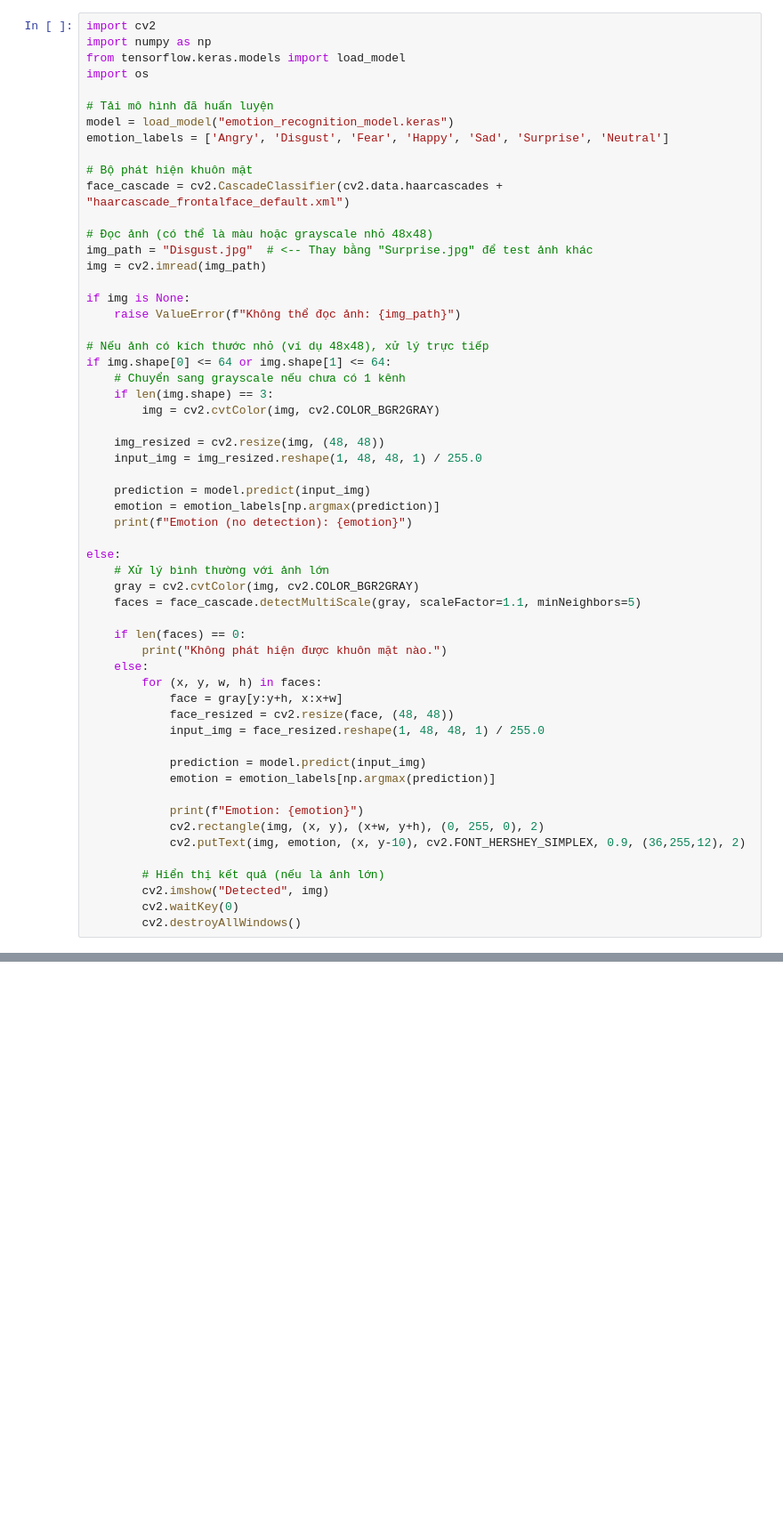
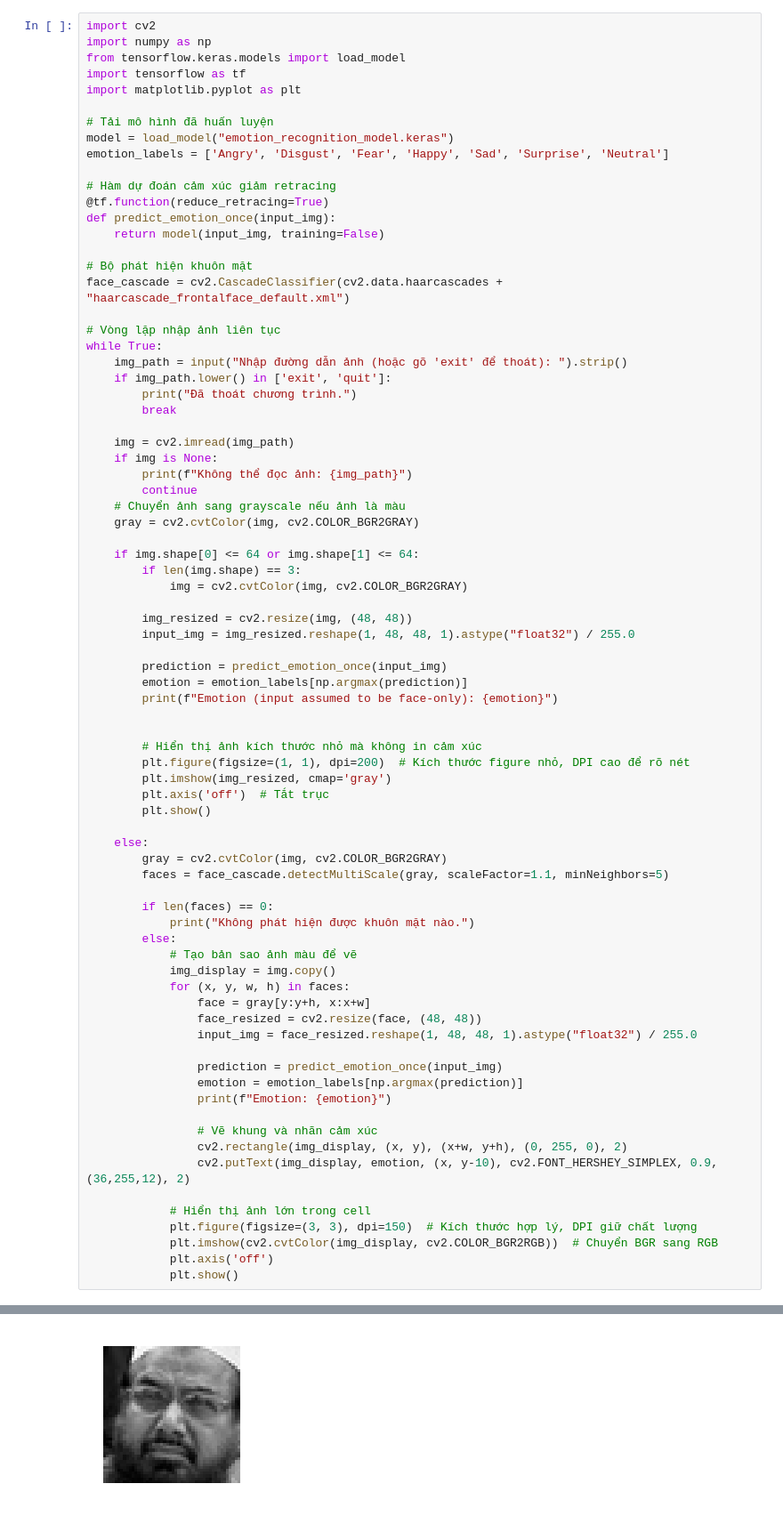
Before and after one commit to Herrad207/Emotion-Recognition-AI, a Jupyter notebook: predict_from_image.ipynb, the cells around one changed output, grey strips where cells are left out. Shown at 89% size. Saved outputs shown, nothing was run; the diff lists cells and outputs as text; blank space fills up the shorter version.

Commit message:
Mô tả về các thay đổi đã thực hiện

```diff
--- a/predict_from_image.ipynb
+++ b/predict_from_image.ipynb
@@ -2,57 +2,78 @@
 import cv2
 import numpy as np
 from tensorflow.keras.models import load_model
-import os
+import tensorflow as tf
+import matplotlib.pyplot as plt
 
 # Tải mô hình đã huấn luyện
 model = load_model("emotion_recognition_model.keras")
 emotion_labels = ['Angry', 'Disgust', 'Fear', 'Happy', 'Sad', 'Surprise', 'Neutral']
 
+# Hàm dự đoán cảm xúc giảm retracing
+@tf.function(reduce_retracing=True)
+def predict_emotion_once(input_img):
+    return model(input_img, training=False)
+
 # Bộ phát hiện khuôn mặt
 face_cascade = cv2.CascadeClassifier(cv2.data.haarcascades + "haarcascade_frontalface_default.xml")
 
-# Đọc ảnh (có thể là màu hoặc grayscale nhỏ 48x48)
-img_path = "Disgust.jpg"  # <-- Thay bằng "Surprise.jpg" để test ảnh khác
-img = cv2.imread(img_path)
+# Vòng lặp nhập ảnh liên tục
+while True:
+    img_path = input("Nhập đường dẫn ảnh (hoặc gõ 'exit' để thoát): ").strip()
+    if img_path.lower() in ['exit', 'quit']:
+        print("Đã thoát chương trình.")
+        break
 
-if img is None:
-    raise ValueError(f"Không thể đọc ảnh: {img_path}")
+    img = cv2.imread(img_path)
+    if img is None:
+        print(f"Không thể đọc ảnh: {img_path}")
+        continue
+    # Chuyển ảnh sang grayscale nếu ảnh là màu
+    gray = cv2.cvtColor(img, cv2.COLOR_BGR2GRAY)
 
-# Nếu ảnh có kích thước nhỏ (ví dụ 48x48), xử lý trực tiếp
-if img.shape[0] <= 64 or img.shape[1] <= 64:
-    # Chuyển sang grayscale nếu chưa có 1 kênh
-    if len(img.shape) == 3:
-        img = cv2.cvtColor(img, cv2.COLOR_BGR2GRAY)
+    if img.shape[0] <= 64 or img.shape[1] <= 64:
+        if len(img.shape) == 3:
+            img = cv2.cvtColor(img, cv2.COLOR_BGR2GRAY)
 
-    img_resized = cv2.resize(img, (48, 48))
-    input_img = img_resized.reshape(1, 48, 48, 1) / 255.0
+        img_resized = cv2.resize(img, (48, 48))
+        input_img = img_resized.reshape(1, 48, 48, 1).astype("float32") / 255.0
 
-    prediction = model.predict(input_img)
-    emotion = emotion_labels[np.argmax(prediction)]
-    print(f"Emotion (no detection): {emotion}")
+        prediction = predict_emotion_once(input_img)
+        emotion = emotion_labels[np.argmax(prediction)]
+        print(f"Emotion (input assumed to be face-only): {emotion}")
 
-else:
-    # Xử lý bình thường với ảnh lớn
-    gray = cv2.cvtColor(img, cv2.COLOR_BGR2GRAY)
-    faces = face_cascade.detectMultiScale(gray, scaleFactor=1.1, minNeighbors=5)
 
-    if len(faces) == 0:
-        print("Không phát hiện được khuôn mặt nào.")
+        # Hiển thị ảnh kích thước nhỏ mà không in cảm xúc
+        plt.figure(figsize=(1, 1), dpi=200)  # Kích thước figure nhỏ, DPI cao để rõ nét
+        plt.imshow(img_resized, cmap='gray')
+        plt.axis('off')  # Tắt trục
+        plt.show()
+
     else:
-        for (x, y, w, h) in faces:
-            face = gray[y:y+h, x:x+w]
-            face_resized = cv2.resize(face, (48, 48))
-            input_img = face_resized.reshape(1, 48, 48, 1) / 255.0
+        gray = cv2.cvtColor(img, cv2.COLOR_BGR2GRAY)
+        faces = face_cascade.detectMultiScale(gray, scaleFactor=1.1, minNeighbors=5)
 
-            prediction = model.predict(input_img)
-            emotion = emotion_labels[np.argmax(prediction)]
+        if len(faces) == 0:
+            print("Không phát hiện được khuôn mặt nào.")
+        else:
+            # Tạo bản sao ảnh màu để vẽ
+            img_display = img.copy()
+            for (x, y, w, h) in faces:
+                face = gray[y:y+h, x:x+w]
+                face_resized = cv2.resize(face, (48, 48))
+                input_img = face_resized.reshape(1, 48, 48, 1).astype("float32") / 255.0
 
-            print(f"Emotion: {emotion}")
-            cv2.rectangle(img, (x, y), (x+w, y+h), (0, 255, 0), 2)
-            cv2.putText(img, emotion, (x, y-10), cv2.FONT_HERSHEY_SIMPLEX, 0.9, (36,255,12), 2)
+                prediction = predict_emotion_once(input_img)
+                emotion = emotion_labels[np.argmax(prediction)]
+                print(f"Emotion: {emotion}")
 
-        # Hiển thị kết quả (nếu là ảnh lớn)
-        cv2.imshow("Detected", img)
-        cv2.waitKey(0)
-        cv2.destroyAllWindows()
+                # Vẽ khung và nhãn cảm xúc
+                cv2.rectangle(img_display, (x, y), (x+w, y+h), (0, 255, 0), 2)
+                cv2.putText(img_display, emotion, (x, y-10), cv2.FONT_HERSHEY_SIMPLEX, 0.9, (36,255,12), 2)
+
+            # Hiển thị ảnh lớn trong cell
+            plt.figure(figsize=(3, 3), dpi=150)  # Kích thước hợp lý, DPI giữ chất lượng
+            plt.imshow(cv2.cvtColor(img_display, cv2.COLOR_BGR2RGB))  # Chuyển BGR sang RGB
+            plt.axis('off')
+            plt.show()
 # %% [output]
@@ -60,0 +82 @@ Emotion (no detection): Disgust
+[figure, added]
```
Also changed, not shown: parts of 1 cell of this notebook, 13 other files.
